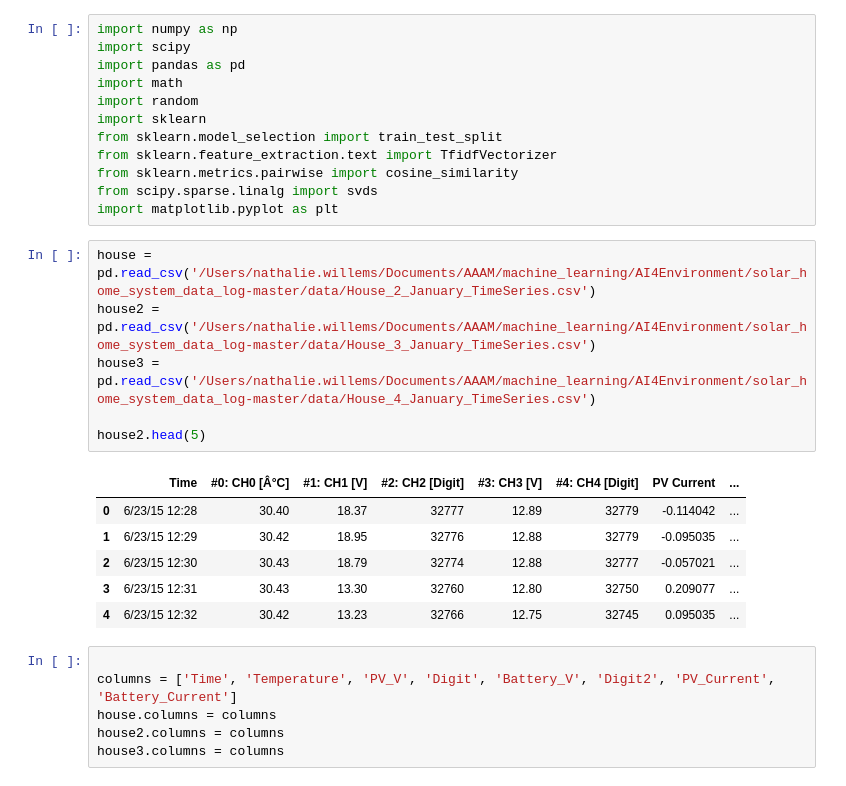
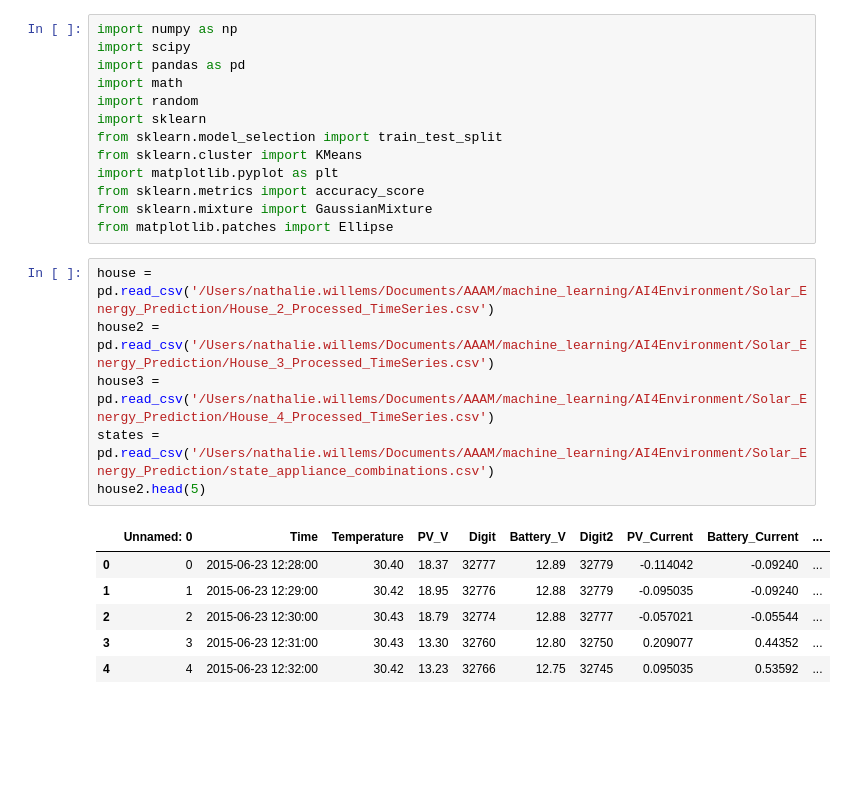
Before and after one commit to natwille1/Solar_Energy_Prediction, a Jupyter notebook: india_dataset_clustering.ipynb, the cells around one changed output. Saved outputs shown, nothing was run; the diff lists cells and outputs as text; blank space fills up the shorter version.

Commit message:
latest updates to clustering models

```diff
--- a/india_dataset_clustering.ipynb
+++ b/india_dataset_clustering.ipynb
@@ -6,26 +6,21 @@ import math
 import random
 import sklearn
 from sklearn.model_selection import train_test_split
-from sklearn.feature_extraction.text import TfidfVectorizer
-from sklearn.metrics.pairwise import cosine_similarity
-from scipy.sparse.linalg import svds
+from sklearn.cluster import KMeans
 import matplotlib.pyplot as plt
+from sklearn.metrics import accuracy_score
+from sklearn.mixture import GaussianMixture
+from matplotlib.patches import Ellipse
 # %%
-house = pd.read_csv('/Users/nathalie.willems/Documents/AAAM/machine_learning/AI4Environment/solar_home_system_data_log-master/data/House_2_January_TimeSeries.csv')
-house2 = pd.read_csv('/Users/nathalie.willems/Documents/AAAM/machine_learning/AI4Environment/solar_home_system_data_log-master/data/House_3_January_TimeSeries.csv')
-house3 = pd.read_csv('/Users/nathalie.willems/Documents/AAAM/machine_learning/AI4Environment/solar_home_system_data_log-master/data/House_4_January_TimeSeries.csv')
-
+house = pd.read_csv('/Users/nathalie.willems/Documents/AAAM/machine_learning/AI4Environment/Solar_Energy_Prediction/House_2_Processed_TimeSeries.csv')
+house2 = pd.read_csv('/Users/nathalie.willems/Documents/AAAM/machine_learning/AI4Environment/Solar_Energy_Prediction/House_3_Processed_TimeSeries.csv')
+house3 = pd.read_csv('/Users/nathalie.willems/Documents/AAAM/machine_learning/AI4Environment/Solar_Energy_Prediction/House_4_Processed_TimeSeries.csv')
+states = pd.read_csv('/Users/nathalie.willems/Documents/AAAM/machine_learning/AI4Environment/Solar_Energy_Prediction/state_appliance_combinations.csv')
 house2.head(5)
 # %% [output]
-|  | Time | #0: CH0 [Â°C] | #1: CH1 [V] | #2: CH2 [Digit] | #3: CH3 [V] | #4: CH4 [Digit] | PV Current | ... |
-| 0 | 6/23/15 12:28 | 30.40 | 18.37 | 32777 | 12.89 | 32779 | -0.114042 | ... |
-| 1 | 6/23/15 12:29 | 30.42 | 18.95 | 32776 | 12.88 | 32779 | -0.095035 | ... |
-| 2 | 6/23/15 12:30 | 30.43 | 18.79 | 32774 | 12.88 | 32777 | -0.057021 | ... |
-| 3 | 6/23/15 12:31 | 30.43 | 13.30 | 32760 | 12.80 | 32750 | 0.209077 | ... |
-| 4 | 6/23/15 12:32 | 30.42 | 13.23 | 32766 | 12.75 | 32745 | 0.095035 | ... |
+|  | Unnamed: 0 | Time | Temperature | PV_V | Digit | Battery_V | Digit2 | PV_Current | Battery_Current | ... |
+| 0 | 0 | 2015-06-23 12:28:00 | 30.40 | 18.37 | 32777 | 12.89 | 32779 | -0.114042 | -0.09240 | ... |
+| 1 | 1 | 2015-06-23 12:29:00 | 30.42 | 18.95 | 32776 | 12.88 | 32779 | -0.095035 | -0.09240 | ... |
+| 2 | 2 | 2015-06-23 12:30:00 | 30.43 | 18.79 | 32774 | 12.88 | 32777 | -0.057021 | -0.05544 | ... |
+| 3 | 3 | 2015-06-23 12:31:00 | 30.43 | 13.30 | 32760 | 12.80 | 32750 | 0.209077 | 0.44352 | ... |
+| 4 | 4 | 2015-06-23 12:32:00 | 30.42 | 13.23 | 32766 | 12.75 | 32745 | 0.095035 | 0.53592 | ... |
-# %%
-
-columns = ['Time', 'Temperature', 'PV_V', 'Digit', 'Battery_V', 'Digit2', 'PV_Current', 'Battery_Current']
-house.columns = columns
-house2.columns = columns
-house3.columns = columns
```
Also changed, not shown: parts of 28 cells of this notebook, 1 other file.
